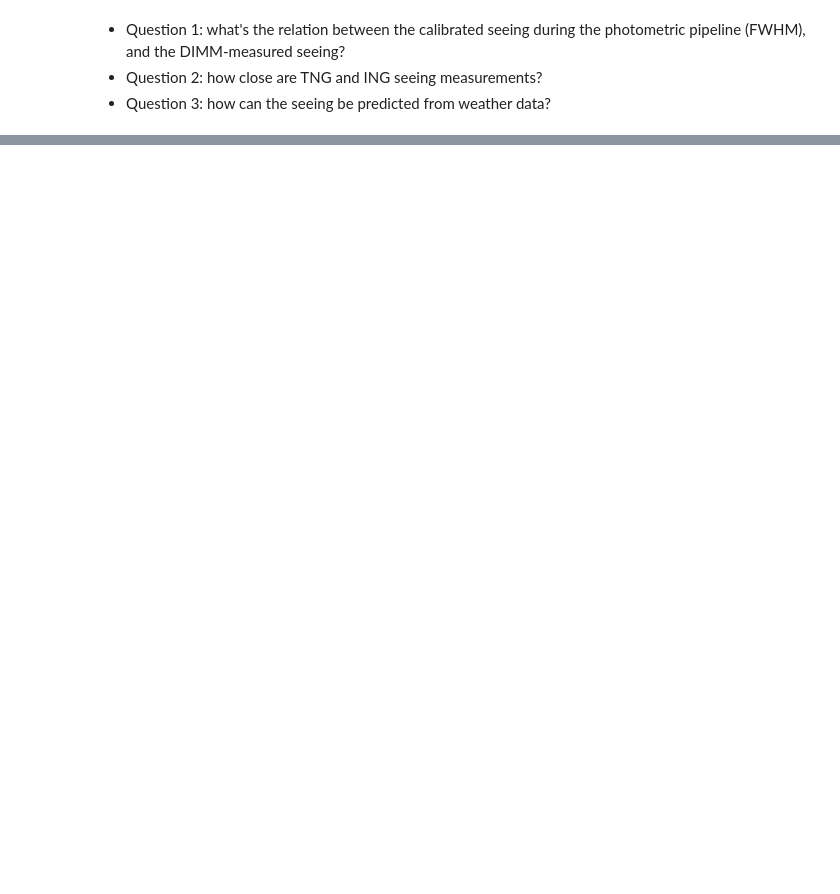
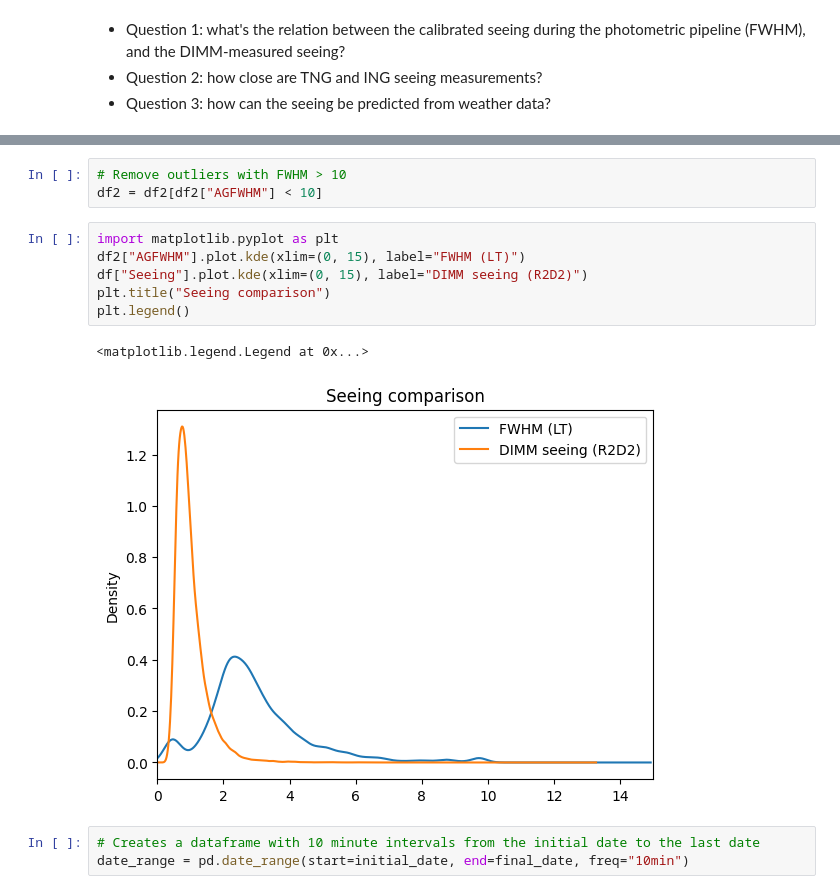
Before and after one commit to ferazuza/aspred, a Jupyter notebook: notebooks/seeing.ipynb, the cells around one changed output, grey strips where cells are left out. Saved outputs shown, nothing was run; the diff lists cells and outputs as text; blank space fills up the shorter version.

```diff
--- a/notebooks/seeing.ipynb
+++ b/notebooks/seeing.ipynb
@@ -31,0 +52,15 @@ df["Seeing"].plot.kde(xlim=(0, 3))
+# %%
+# Remove outliers with FWHM > 10
+df2 = df2[df2["AGFWHM"] < 10]
+# %%
+import matplotlib.pyplot as plt
+df2["AGFWHM"].plot.kde(xlim=(0, 15), label="FWHM (LT)")
+df["Seeing"].plot.kde(xlim=(0, 15), label="DIMM seeing (R2D2)")
+plt.title("Seeing comparison")
+plt.legend()
+# %% [output]
+<matplotlib.legend.Legend at 0x...>
+[figure, added]
+# %%
+# Creates a dataframe with 10 minute intervals from the initial date to the last date
+date_range = pd.date_range(start=initial_date, end=final_date, freq="10min")
```
Also changed, not shown: parts of 9 cells of this notebook, 3 other files.
